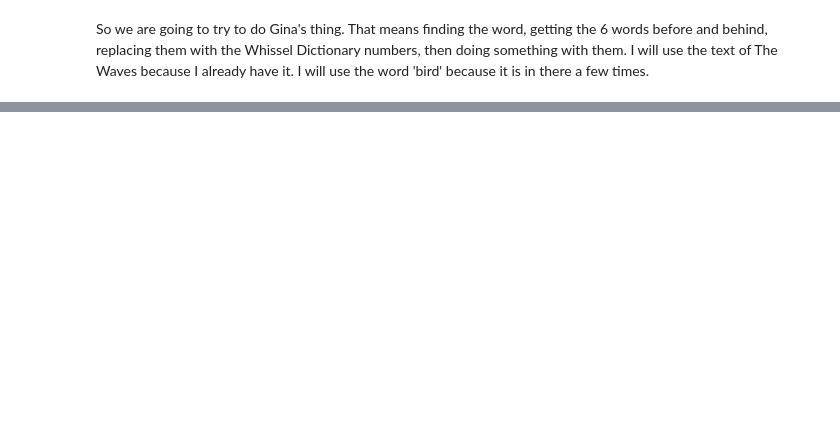
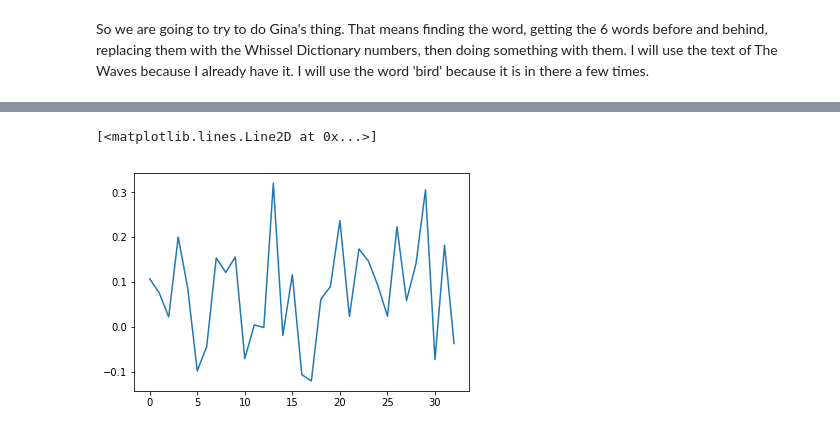
Before and after one commit to ginawarren/DigiHum, a Jupyter notebook: getWhissell.ipynb, the cells around one changed output, grey strips where cells are left out. Saved outputs shown, nothing was run; the diff lists cells and outputs as text; code cells hidden in the pictures; blank space fills up the shorter version.

```diff
--- a/getWhissell.ipynb
+++ b/getWhissell.ipynb
@@ -44,6 +38,6 @@ None
 basically indexes the words for every token of the text. The 'offset' function returns the list of token offset positioins for a word. I save that as a list, then iterate through it one at a time. For each offset i, get i+1, i+2, i+3. Then as I get each one I run the lookup.
 # %%
-c = nltk.ConcordanceIndex(waves_text.tokens, key = lambda s: s.lower())
+c = nltk.ConcordanceIndex(doc_text.tokens, key = lambda s: s.lower())
 # print (c.offsets(targetWord)[1]+1)
 locations = c.offsets(targetWord)
 # print(locations[0]+1)
@@ -54,6 +48,12 @@ Next, open the DA file and read it into a dictionary. Each line is split so the
 # %%
 with open("texts/DAL.txt") as dictionary_affect_file:
    daffect = dict(line.rstrip().split(",", 1) for line in dictionary_affect_file)
+
+alleevals = []                   #declare lists of vals for every token found in text
+allaavals = []
+alliivals = []
+allNonelist = []                 # keep nonelist for token
+allAvgeevals = []                # keep list of avg vals for plotting
 
 for location in locations:       #iterate over list of concordance hit offsets
     print (c._tokens[location], "offset =", location)
@@ -76,10 +76,34 @@ for location in locations:       #iterate over list of concordance hit offsets
             iivals.append(float(iival))
             #print (c._tokens[location+i], "eevals = ", eevals)
             #print ("eevals length =",len(eevals))
+
+    alleevals.extend(eevals)                 #add vals from this token onto alltokens list
+    allaavals.extend(aavals)                 #to calculate mean of alltokens
+    alliivals.extend(iivals)                 #problem: target word gets added each time
+    allNonelist.extend(nonelist)
+    #print (alleevals) #check to see
+
     avgeevals = round(mean(eevals), 4)       # rounded to 4 decimal places like Whissell
     avgaavals = round(mean(aavals), 4)       # rounded to 4 decimal places like Whissell
     avgiivals = round(mean(iivals), 2)       # rounded to 2 decimal places like Whissell
+
+    allAvgeevals.append(avgeevals - 1.85)  # .extend causes a TypeError: 'float' object is not iterable
+    # (map(str,avgeevals))
+
+    # here follow the token reports: all the words, the No Vals list, and the scores
     print (" ".join(word for word in phrase))
     print ("No Values for", nonelist)
     print ("EE =", avgeevals, "AA =", avgaavals, "II =", avgiivals, "\n")
+
+hitratio = 100*(round(len(alleevals) / (len(alleevals) + len(allNonelist)), 3))
+meanTotaleevals = round(mean(alleevals), 4)
+meanTotalaavals = round(mean(allaavals), 4)
+meanTotaliivals = round(mean(alliivals), 2)
+
+# here follow the type reports: the target word, its score, and the hit ration. Need anything else?
+print ("Type Means for", targetWord)
+print ("EE =", meanTotaleevals)
+print ("AA =", meanTotalaavals)
+print ("II =", meanTotaliivals)
+print ("Hit Ratio = %",hitratio)
 # %% [output]
@@ -102,0 +130,5 @@ EE = 1.8896 AA = 1.5507 II = 1.98
+# %%
+matplotlib.pyplot.plot(allAvgeevals)
+# %% [output]
+[<matplotlib.lines.Line2D at 0x...>]
+[figure, added]
```
Also changed, not shown: parts of 6 cells of this notebook.
